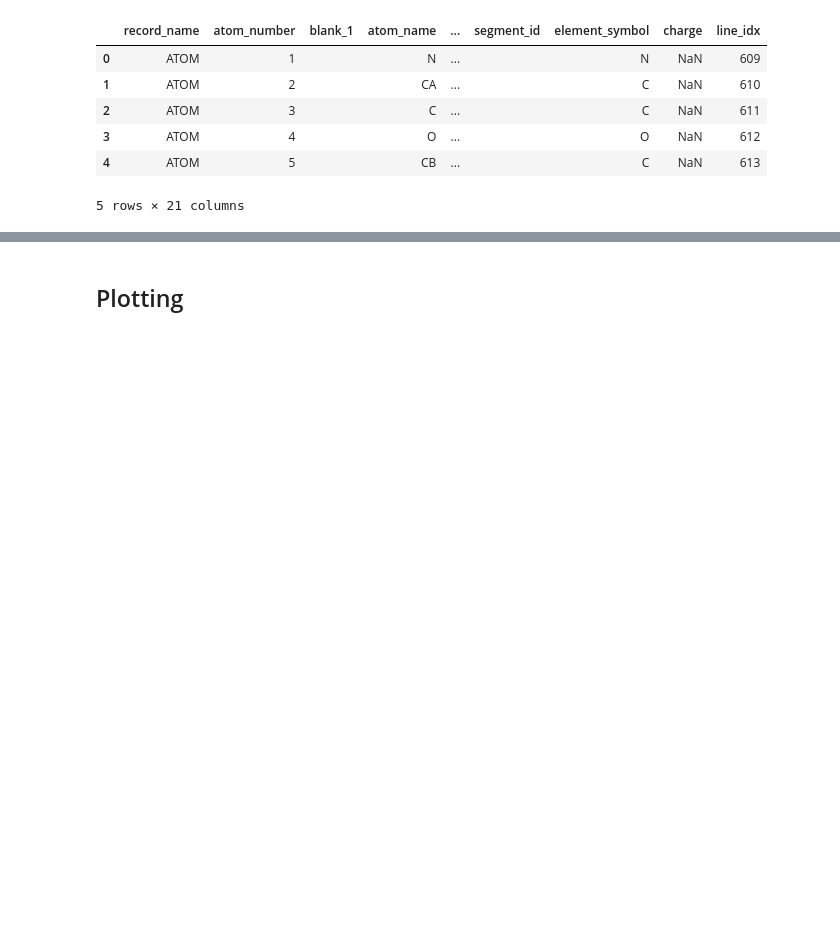
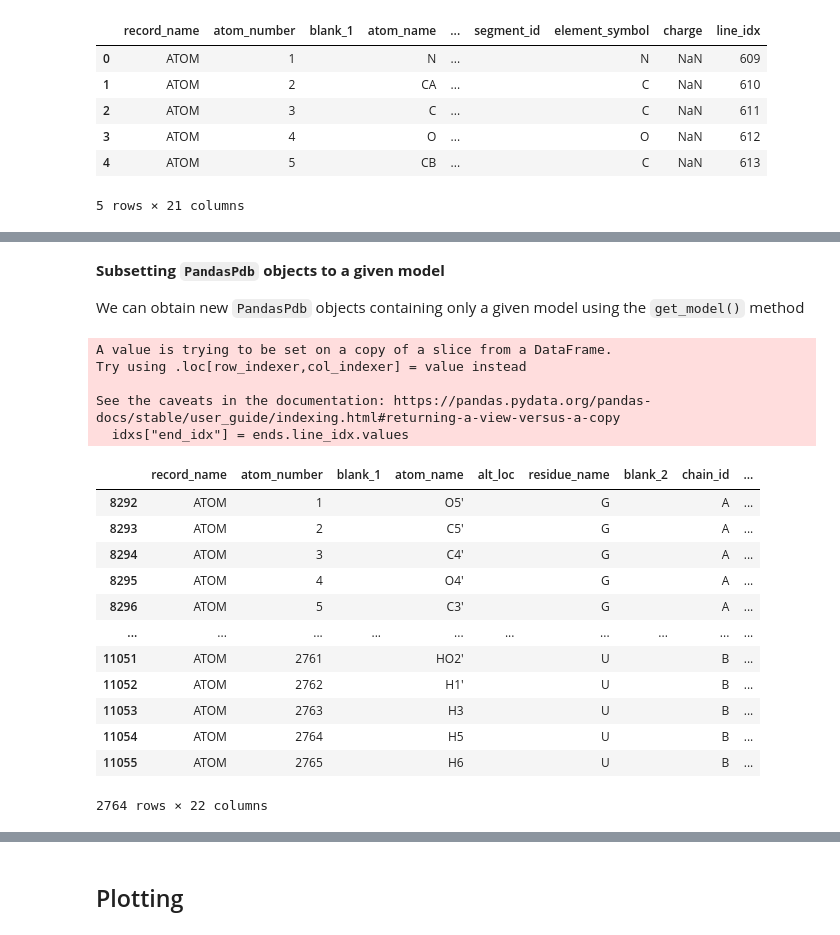
Before and after one commit to BioPandas/biopandas, a Jupyter notebook: docs/tutorials/Working_with_PDB_Structures_in_DataFrames.ipynb, the cells around one changed output, grey strips where cells are left out. Cells and saved outputs as stored; diff of their text form; code cells hidden in the pictures; blank space fills up the shorter version.

Commit message:
Add support for handling PDBs with multiple models

```diff
--- a/docs/tutorials/Working_with_PDB_Structures_in_DataFrames.ipynb
+++ b/docs/tutorials/Working_with_PDB_Structures_in_DataFrames.ipynb
@@ -332,0 +391,29 @@ ppdb2.df['ATOM'].head()
+# %% [markdown]
+**Subsetting `PandasPdb` objects to a given model**
+
+We can obtain new `PandasPdb` objects containing only a given model using the `get_model()` method
+# %%
+from biopandas.pdb import PandasPdb
+ppdb = PandasPdb().read_pdb('./data/2jyf.pdb')
+
+model_4 = ppdb.get_model(model_index=4)
+model_4.df["ATOM"]
+# %% [output]
+A value is trying to be set on a copy of a slice from a DataFrame.
+Try using .loc[row_indexer,col_indexer] = value instead
+
+See the caveats in the documentation: https://pandas.pydata.org/pandas-docs/stable/user_guide/indexing.html#returning-a-view-versus-a-copy
+  idxs["end_idx"] = ends.line_idx.values
+|  | record_name | atom_number | blank_1 | atom_name | alt_loc | residue_name | blank_2 | chain_id | ... |
+| 8292 | ATOM | 1 |  | O5' |  | G |  | A | ... |
+| 8293 | ATOM | 2 |  | C5' |  | G |  | A | ... |
+| 8294 | ATOM | 3 |  | C4' |  | G |  | A | ... |
+| 8295 | ATOM | 4 |  | O4' |  | G |  | A | ... |
+| 8296 | ATOM | 5 |  | C3' |  | G |  | A | ... |
+| ... | ... | ... | ... | ... | ... | ... | ... | ... | ... |
+| 11051 | ATOM | 2761 |  | HO2' |  | U |  | B | ... |
+| 11052 | ATOM | 2762 |  | H1' |  | U |  | B | ... |
+| 11053 | ATOM | 2763 |  | H3 |  | U |  | B | ... |
+| 11054 | ATOM | 2764 |  | H5 |  | U |  | B | ... |
+| 11055 | ATOM | 2765 |  | H6 |  | U |  | B | ... |
+2764 rows × 22 columns
```
Also changed, not shown: parts of 6 cells of this notebook, 4 other files.
